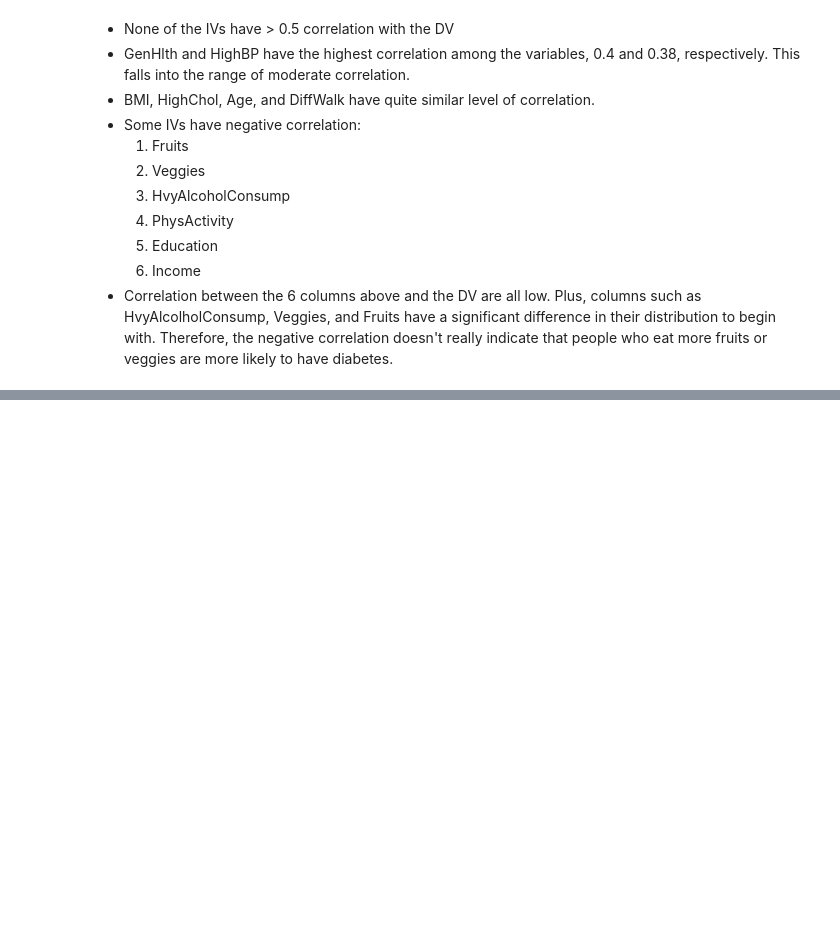
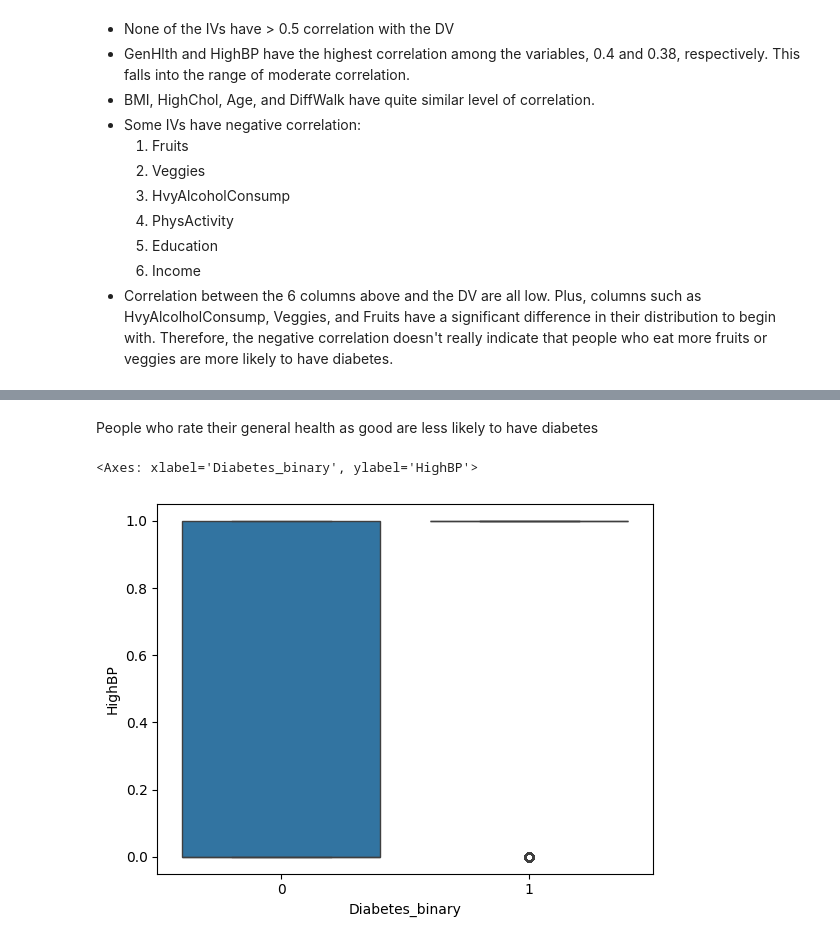
Before and after one commit to thuyr13/DS_2ndreport, a Jupyter notebook: Exploratory Data Analysis.ipynb, the cells around one changed output, grey strips where cells are left out. Drawn from its saved outputs; the diff is of its cells as text; code cells hidden in the pictures; blank space fills up the shorter version.

```diff
--- a/Exploratory Data Analysis.ipynb
+++ b/Exploratory Data Analysis.ipynb
@@ -213,0 +222,8 @@ data.corr()['Diabetes_binary'][:-1].sort_values().plot(kind='bar')
+# %% [markdown]
+People who rate their general health as good are less likely to have diabetes
+# %%
+# HighBP
+sns.boxplot(x = 'Diabetes_binary', y = 'HighBP', data = data)
+# %% [output]
+<Axes: xlabel='Diabetes_binary', ylabel='HighBP'>
+[figure, added]
```
Also changed, not shown: parts of 10 cells of this notebook.
